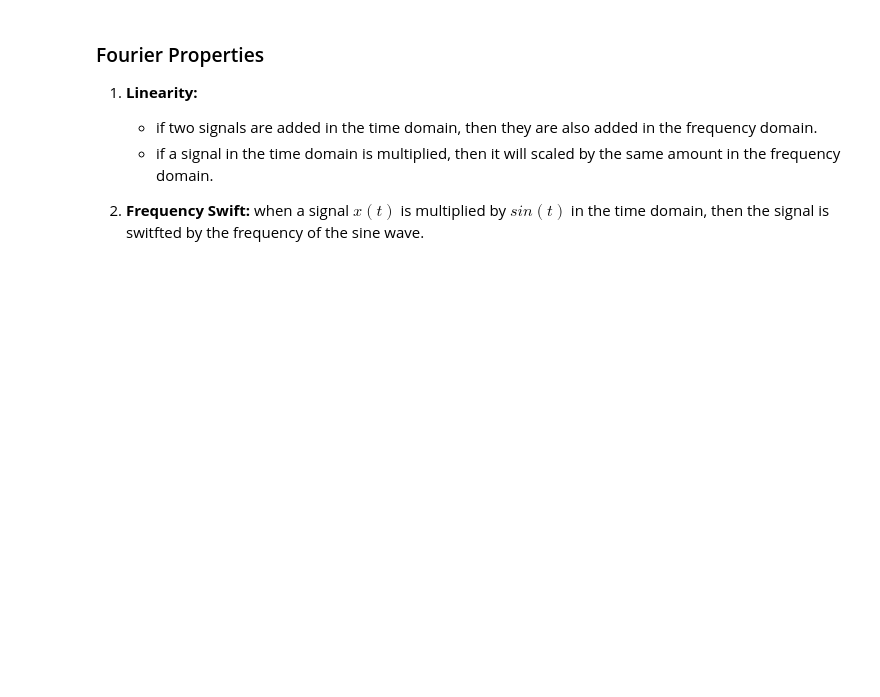
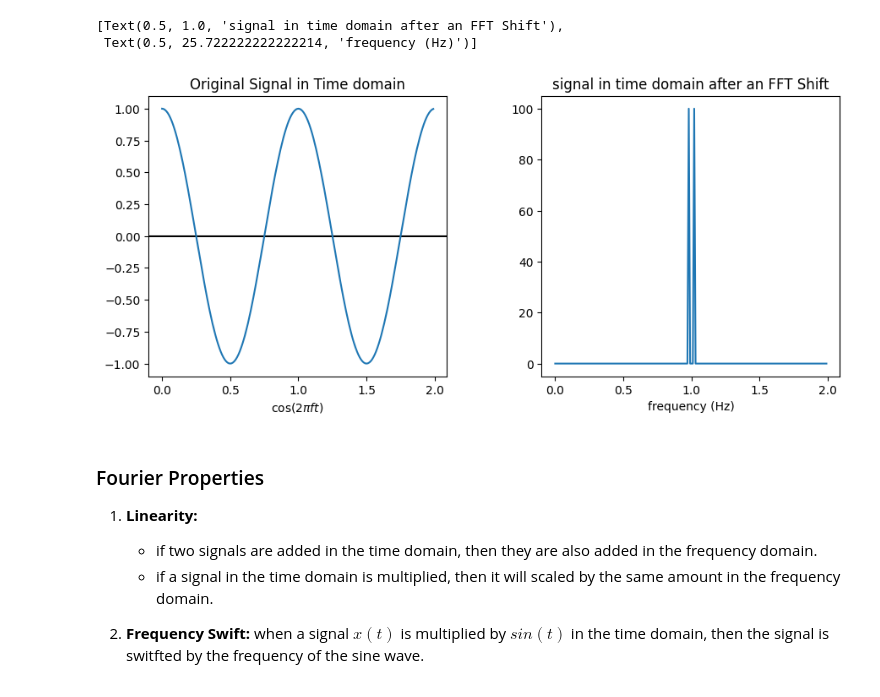
Before and after one commit to cesarnr21/notes, a Jupyter notebook: signals/notebooks/fourier.ipynb, the cells around one changed output. Drawn from its saved outputs; the diff is of its cells as text; code cells hidden in the pictures; blank space fills up the shorter version.

```diff
--- a/signals/fourier.ipynb
+++ b/signals/notebooks/fourier.ipynb
@@ -50,3 +46,24 @@ Also, sometimes $2\pi f$ will be shown as $w$.
+# %%
+# add some examples like this: https://pysdr.org/content/frequency_domain.html#time-frequency-pairs
+
+time = np.arange(0, 2, 0.01)
+signal = np.cos(2 * np.pi * time)
+
+fig, (ax1, ax2) = plt.subplots(1, 2, figsize=(10, 5))
+fig.tight_layout(pad=5)
+ax1.axhline(color='black')
+ax1.plot(time, signal)
+# FIXME: how render latex with python strings?
+ax1.set(title='Original Signal in Time domain', xlabel=r'$\cos(2 \pi ft)$')
+
+# FIXME: what is that separation in the spike around 1Hz
+signal_freq_domain = np.fft.fftshift(np.fft.fft(signal))
+ax2.plot(time, signal_freq_domain)
+ax2.set(title='signal in time domain after an FFT Shift', xlabel='frequency (Hz)')
+# %% [output]
+[Text(0.5, 1.0, 'signal in time domain after an FFT Shift'),
+ Text(0.5, 25.722222222222214, 'frequency (Hz)')]
+[figure, added]
 # %% [markdown]
 ### Fourier Properties
 1. **Linearity:**
```
Also changed, not shown: parts of 3 cells of this notebook, 8 other files.
